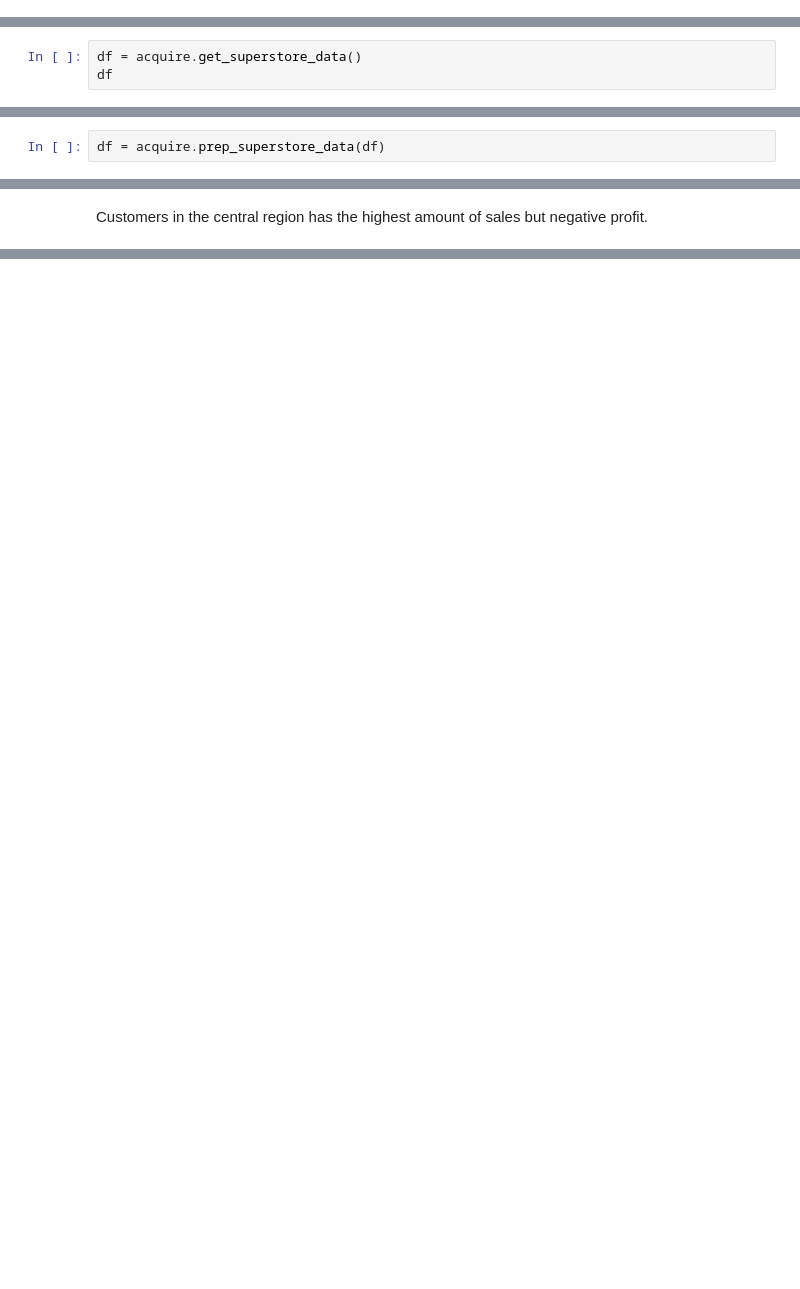
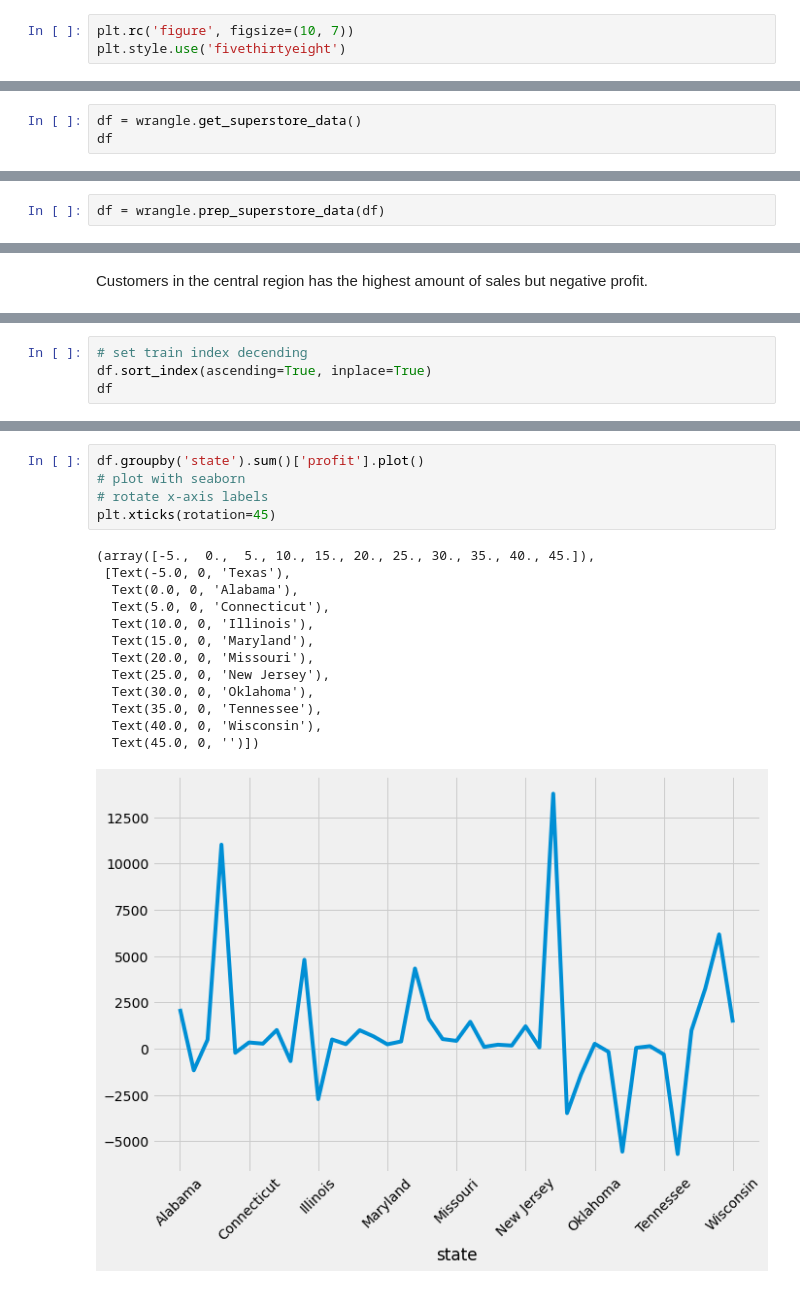
Before and after one commit to CJ-time-series-project/CJ-time-series-project, a Jupyter notebook: craig-working-project.ipynb, the cells around one changed output, grey strips where cells are left out. Drawn from its saved outputs; the diff is of its cells as text; blank space fills up the shorter version.

```diff
--- a/craig-working-project.ipynb
+++ b/craig-working-project.ipynb
@@ -4,11 +4,14 @@ import pandas as pd
 import matplotlib.pyplot as plt
 import seaborn as sns
 import numpy as np
+# %%
+plt.rc('figure', figsize=(10, 7))
+plt.style.use('fivethirtyeight')
 # %%
 # show 100 columns
 pd.set_option('display.max_columns', 100)
 # %%
-df = acquire.get_superstore_data()
+df = wrangle.get_superstore_data()
 df
 # %% [output]
 Let me get that for you...
@@ -51,4 +35,4 @@ df
 # # set order date as the index
 # df.set_index('Order Date', inplace=True)
 # %%
-df = acquire.prep_superstore_data(df)
+df = wrangle.prep_superstore_data(df)
@@ -546,0 +66,4 @@ plt.xticks(rotation=45)
+# %%
+# set train index decending
+df.sort_index(ascending=True, inplace=True)
+df
@@ -546,0 +85,19 @@ plt.xticks(rotation=45)
+# %%
+df.groupby('state').sum()['profit'].plot()
+# plot with seaborn
+# rotate x-axis labels
+plt.xticks(rotation=45)
+# %% [output]
+(array([-5.,  0.,  5., 10., 15., 20., 25., 30., 35., 40., 45.]),
+ [Text(-5.0, 0, 'Texas'),
+  Text(0.0, 0, 'Alabama'),
+  Text(5.0, 0, 'Connecticut'),
+  Text(10.0, 0, 'Illinois'),
+  Text(15.0, 0, 'Maryland'),
+  Text(20.0, 0, 'Missouri'),
+  Text(25.0, 0, 'New Jersey'),
+  Text(30.0, 0, 'Oklahoma'),
+  Text(35.0, 0, 'Tennessee'),
+  Text(40.0, 0, 'Wisconsin'),
+  Text(45.0, 0, '')])
+[figure, added]
```
Also changed, not shown: parts of 63 cells of this notebook.
